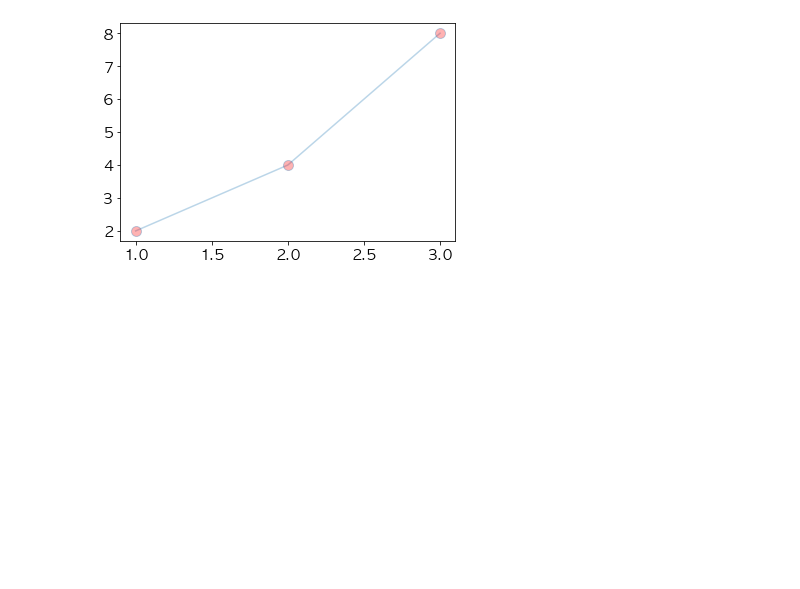
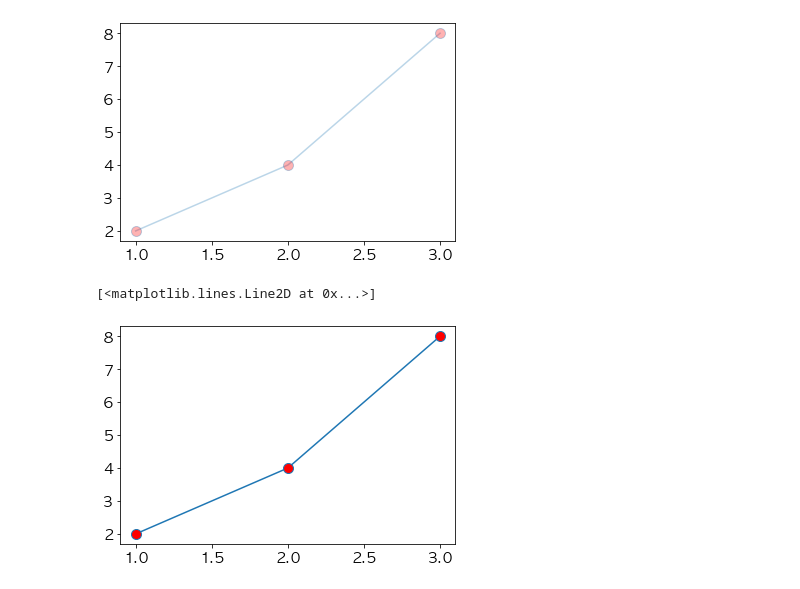
Before and after one commit to jexists/study_python, a Jupyter notebook: machine_learning/260324_inflearn/matplotlib/04.style.ipynb, the cells around one changed output. Drawn from its saved outputs; the diff is of its cells as text; code cells hidden in the pictures; blank space fills up the shorter version.

```diff
--- a/machine_learning/260324_inflearn/matplotlib/04.style.ipynb
+++ b/machine_learning/260324_inflearn/matplotlib/04.style.ipynb
@@ -171,3 +171,9 @@ plt.plot(x,y, marker='o', mfc='red', ms=10, alpha=0.3)
 # %% [output]
 [<matplotlib.lines.Line2D at 0x...>]
 [figure]
+# %%
+# alpha 투명도 (0~1)
+plt.plot(x,y, marker='o', mfc='red', ms=10, alpha=1)
+# %% [output]
+[<matplotlib.lines.Line2D at 0x...>]
+[figure, added]
```
Also changed, not shown: parts of 8 cells of this notebook.
